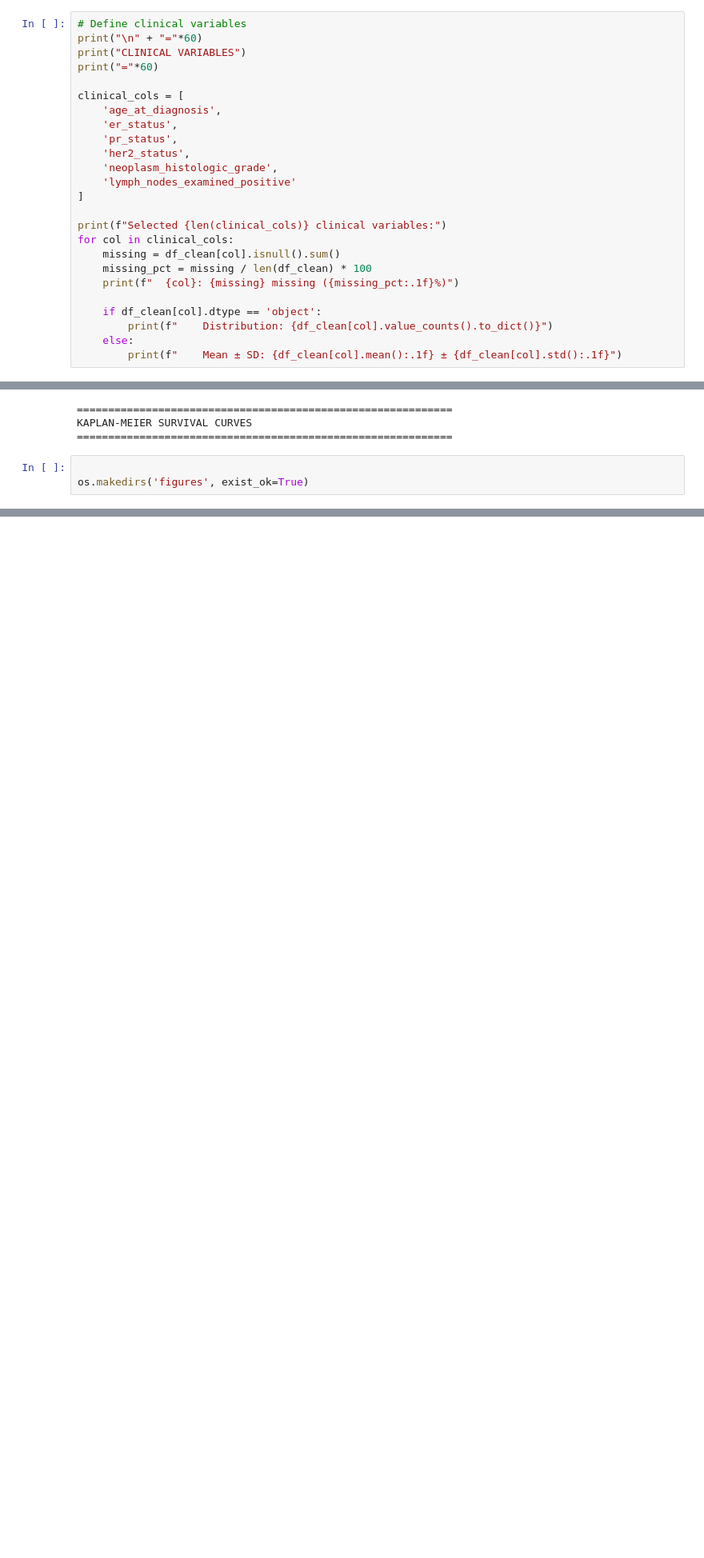
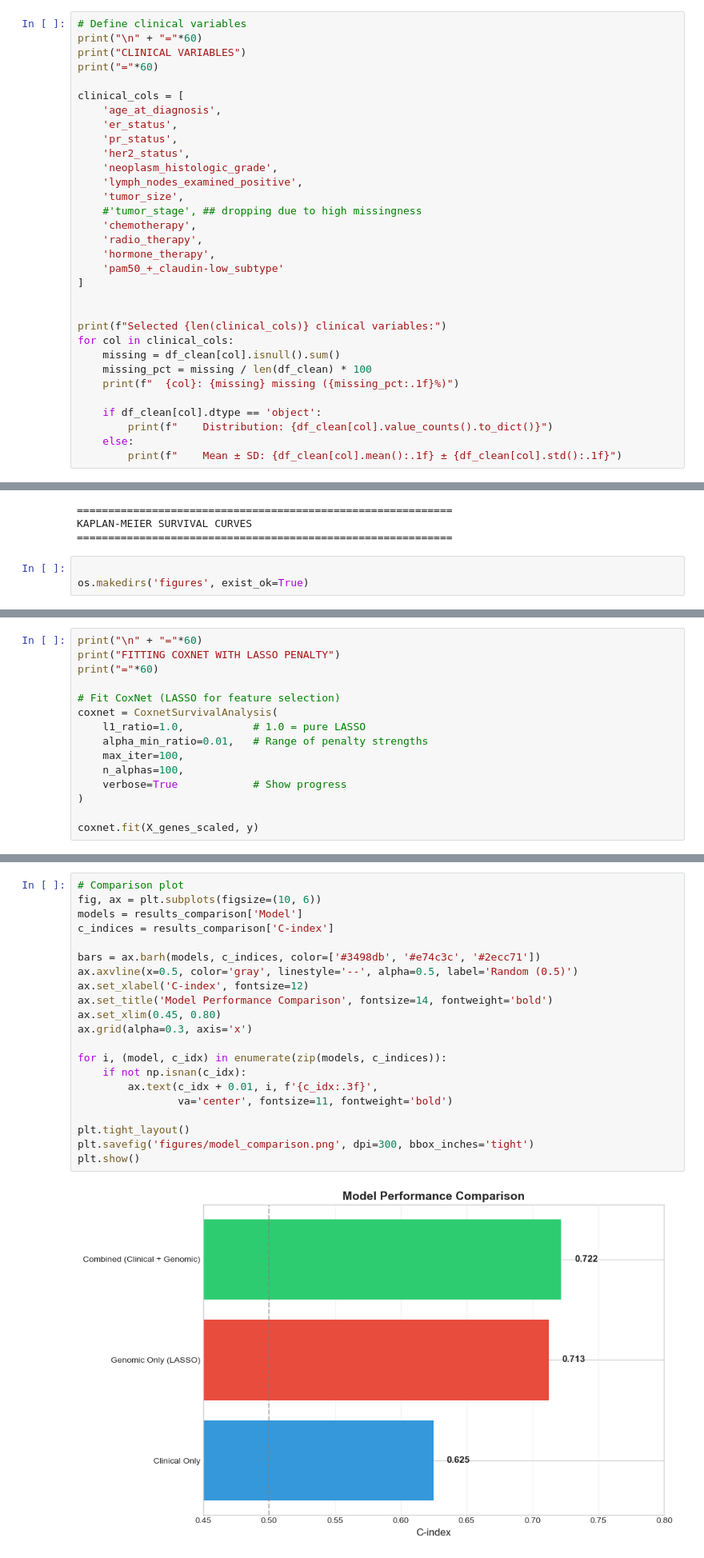
Before and after one commit to aufwolkensitzende/Metastatic_Breast_Cancer_Survival_Prediction, a Jupyter notebook: breast_cancer_survival_analysis.ipynb, the cells around one changed output, grey strips where cells are left out. Shown at 80% size. Drawn from its saved outputs; the diff is of its cells as text; blank space fills up the shorter version.

Commit message:
Complete notebook with model selection and comparison results, updated with treatments incorporated as clinical covariates

```diff
--- a/breast_cancer_survival_analysis.ipynb
+++ b/breast_cancer_survival_analysis.ipynb
@@ -313,8 +313,15 @@ clinical_cols = [
     'pr_status',
     'her2_status',
     'neoplasm_histologic_grade',
-    'lymph_nodes_examined_positive'
+    'lymph_nodes_examined_positive',
+    'tumor_size',
+    #'tumor_stage', ## dropping due to high missingness
+    'chemotherapy',
+    'radio_therapy',
+    'hormone_therapy',
+    'pam50_+_claudin-low_subtype'
 ]
+
 
 print(f"Selected {len(clinical_cols)} clinical variables:")
 for col in clinical_cols:
@@ -705,0 +880,15 @@ Name: count, dtype: int64
+# %%
+print("\n" + "="*60)
+print("FITTING COXNET WITH LASSO PENALTY")
+print("="*60)
+
+# Fit CoxNet (LASSO for feature selection)
+coxnet = CoxnetSurvivalAnalysis(
+    l1_ratio=1.0,           # 1.0 = pure LASSO
+    alpha_min_ratio=0.01,   # Range of penalty strengths
+    max_iter=100,
+    n_alphas=100,
+    verbose=True            # Show progress
+)
+
+coxnet.fit(X_genes_scaled, y)
@@ -705,0 +1117,23 @@ Name: count, dtype: int64
+# %%
+# Comparison plot
+fig, ax = plt.subplots(figsize=(10, 6))
+models = results_comparison['Model']
+c_indices = results_comparison['C-index']
+
+bars = ax.barh(models, c_indices, color=['#3498db', '#e74c3c', '#2ecc71'])
+ax.axvline(x=0.5, color='gray', linestyle='--', alpha=0.5, label='Random (0.5)')
+ax.set_xlabel('C-index', fontsize=12)
+ax.set_title('Model Performance Comparison', fontsize=14, fontweight='bold')
+ax.set_xlim(0.45, 0.80)
+ax.grid(alpha=0.3, axis='x')
+
+for i, (model, c_idx) in enumerate(zip(models, c_indices)):
+    if not np.isnan(c_idx):
+        ax.text(c_idx + 0.01, i, f'{c_idx:.3f}',
+                va='center', fontsize=11, fontweight='bold')
+
+plt.tight_layout()
+plt.savefig('figures/model_comparison.png', dpi=300, bbox_inches='tight')
+plt.show()
+# %% [output]
+[figure, added]
```
Also changed, not shown: parts of 18 cells of this notebook, 1 other file.
